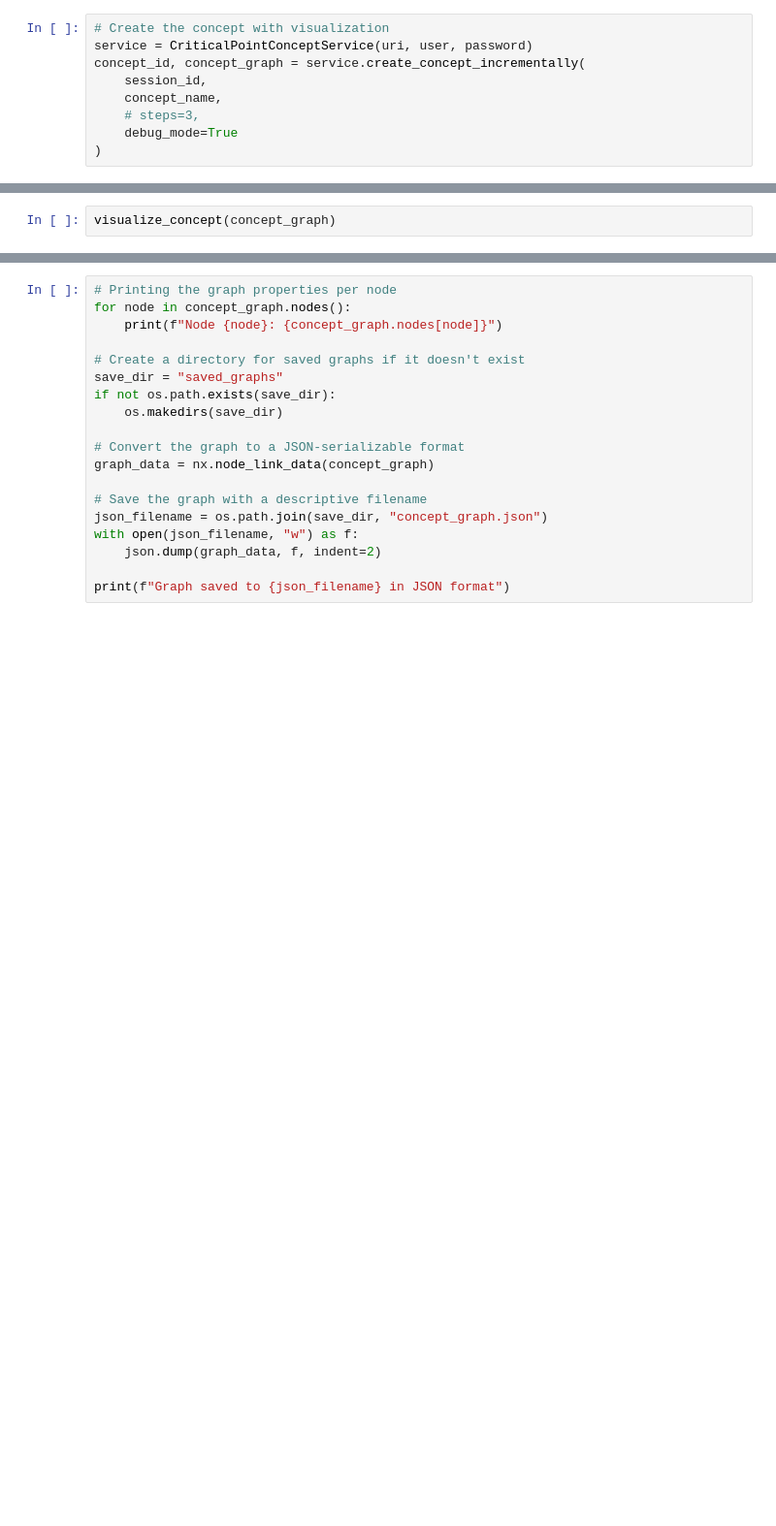
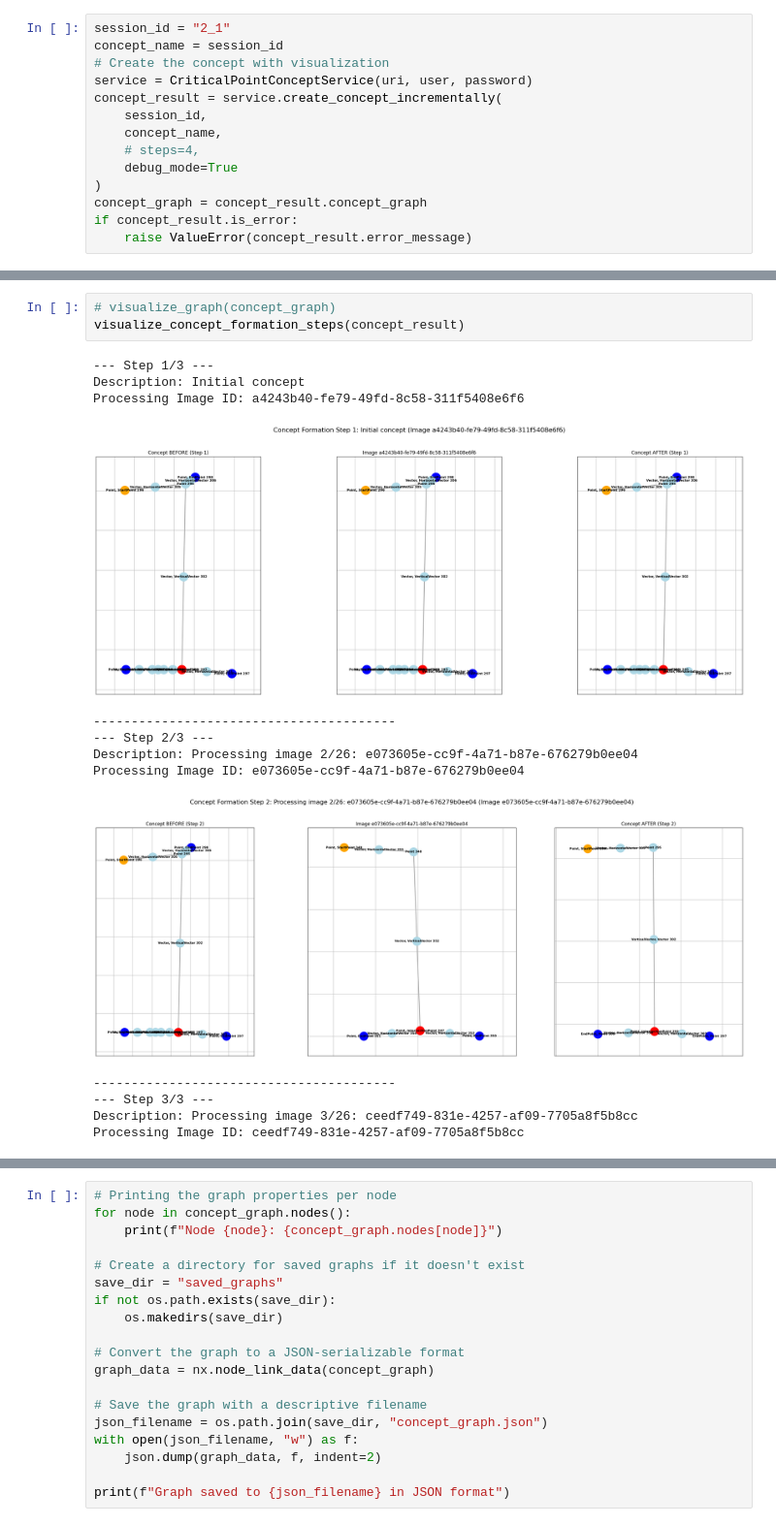
Before and after one commit to NaturalAGI-Lab/NaturalAGI, a Jupyter notebook: src/concept_creator/test_max_minor_concept.ipynb, the cells around one changed output, grey strips where cells are left out. Shown at 97% size. Cells and saved outputs as stored; diff of their text form; blank space fills up the shorter version.

```diff
--- a/src/concept_creator/test_max_minor_concept.ipynb
+++ b/src/concept_creator/test_max_minor_concept.ipynb
@@ -20,9 +139,14 @@ concept_name = session_id
 # %%
+session_id = "2_1"
+concept_name = session_id
 # Create the concept with visualization
 service = CriticalPointConceptService(uri, user, password)
-concept_id, concept_graph = service.create_concept_incrementally(
+concept_result = service.create_concept_incrementally(
     session_id,
     concept_name,
-    # steps=3,
+    # steps=4,
     debug_mode=True
 )
+concept_graph = concept_result.concept_graph
+if concept_result.is_error:
+    raise ValueError(concept_result.error_message)
@@ -101,2 +160,17 @@ def visualize_concept(concept_graph: nx.Graph):
-# %%
-visualize_concept(concept_graph)
+# %%
+# visualize_graph(concept_graph)
+visualize_concept_formation_steps(concept_result)
+# %% [output]
+--- Step 1/3 ---
+Description: Initial concept
+Processing Image ID: a4243b40-fe79-49fd-8c58-311f5408e6f6
+[figure, added]
+----------------------------------------
+--- Step 2/3 ---
+Description: Processing image 2/26: e073605e-cc9f-4a71-b87e-676279b0ee04
+Processing Image ID: e073605e-cc9f-4a71-b87e-676279b0ee04
+[figure, added]
+----------------------------------------
+--- Step 3/3 ---
+Description: Processing image 3/26: ceedf749-831e-4257-af09-7705a8f5b8cc
+Processing Image ID: ceedf749-831e-4257-af09-7705a8f5b8cc
```
Also changed, not shown: parts of 7 cells of this notebook, 53 other files.
